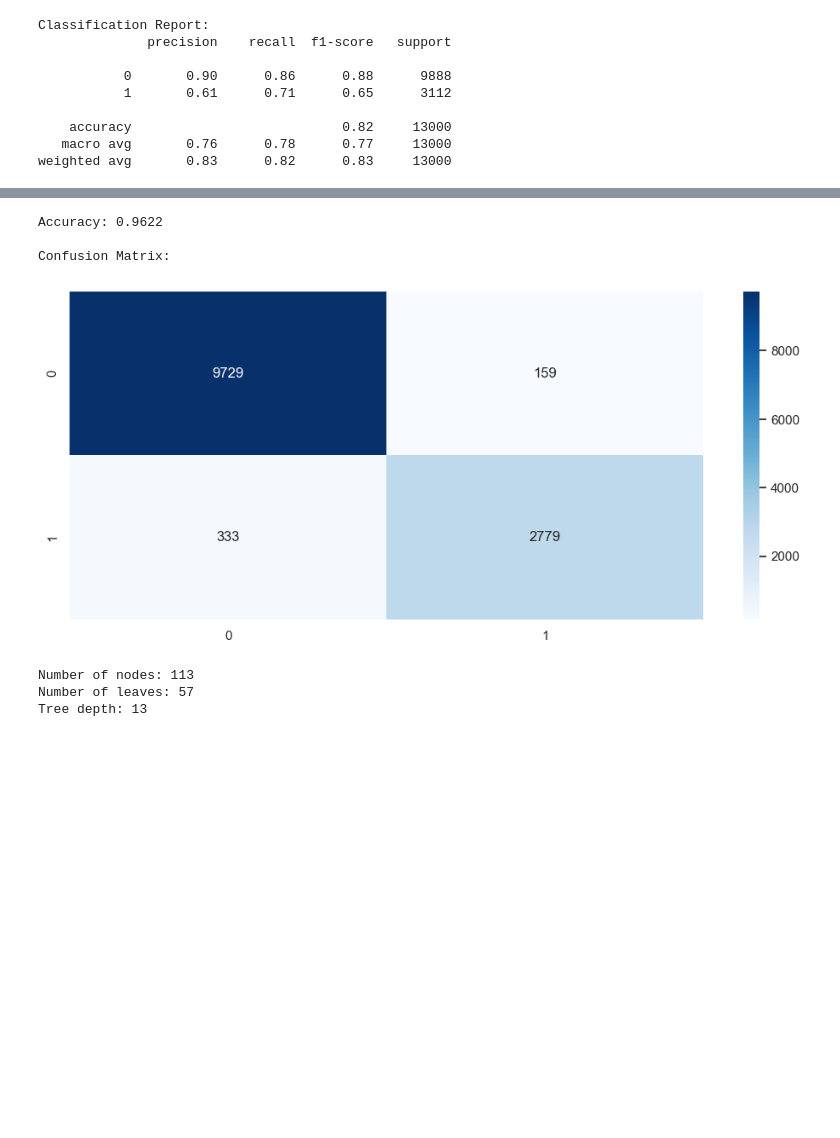
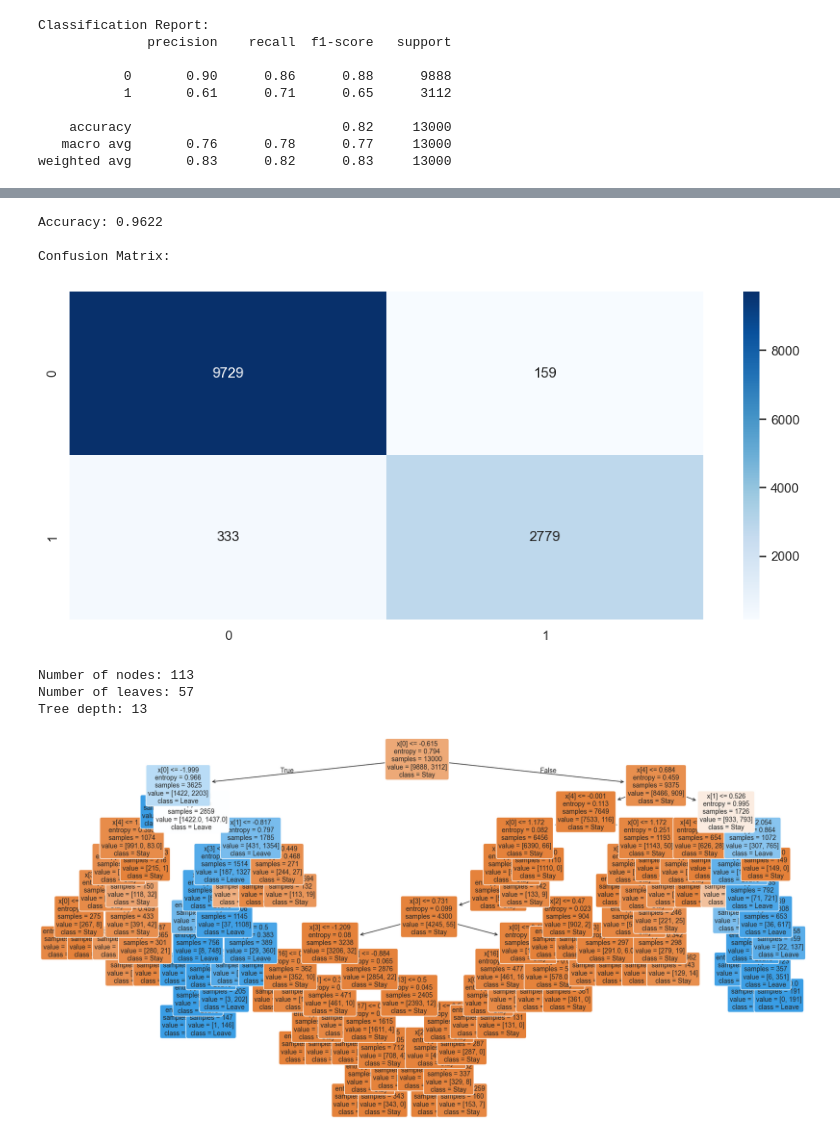
Before and after one commit to bang-a-coder/strategy_analytics, a Jupyter notebook: week2_infogain.ipynb, the cells around one changed output, grey strips where cells are left out. Saved outputs shown, nothing was run; the diff lists cells and outputs as text; code cells hidden in the pictures; blank space fills up the shorter version.

```diff
--- a/week2_infogain.ipynb
+++ b/week2_infogain.ipynb
@@ -676,30 +685,40 @@ model = make_pipeline(
         criterion='entropy'   # use information gain like Weka
     )
 )
 
 X = df2.drop(['left', 'left_yes', 'left_no'], axis=1)
 y = df2['left_yes']
 model.fit(X, y)
 
 # Get predictions and show results
 y_pred = model.predict(X)
 print(f"Accuracy: {model.score(X, y):.4f}")
 print("\nConfusion Matrix:")
 cm = confusion_matrix(y, y_pred)
 sns.heatmap(cm, annot=True, fmt='d', cmap='Blues')
 plt.show()
 
 tree = model[-1]  # Get the tree from pipeline
 
 # Print tree statistics
 print(f"Number of nodes: {tree.tree_.node_count}")
 print(f"Number of leaves: {tree.get_n_leaves()}")
 print(f"Tree depth: {tree.get_depth()}")
+
+
+plt.figure(figsize=(20,10))
+plot_tree(model[-1],
+          class_names=['Stay', 'Leave'],
+          filled=True,
+          rounded=True,
+          fontsize=10)
+plt.show()
 # %% [output]
 Accuracy: 0.9622
 
 Confusion Matrix:
 [figure]
 Number of nodes: 113
 Number of leaves: 57
 Tree depth: 13
+[figure, added]
```
Also changed, not shown: parts of 5 cells of this notebook, 1 other file.
